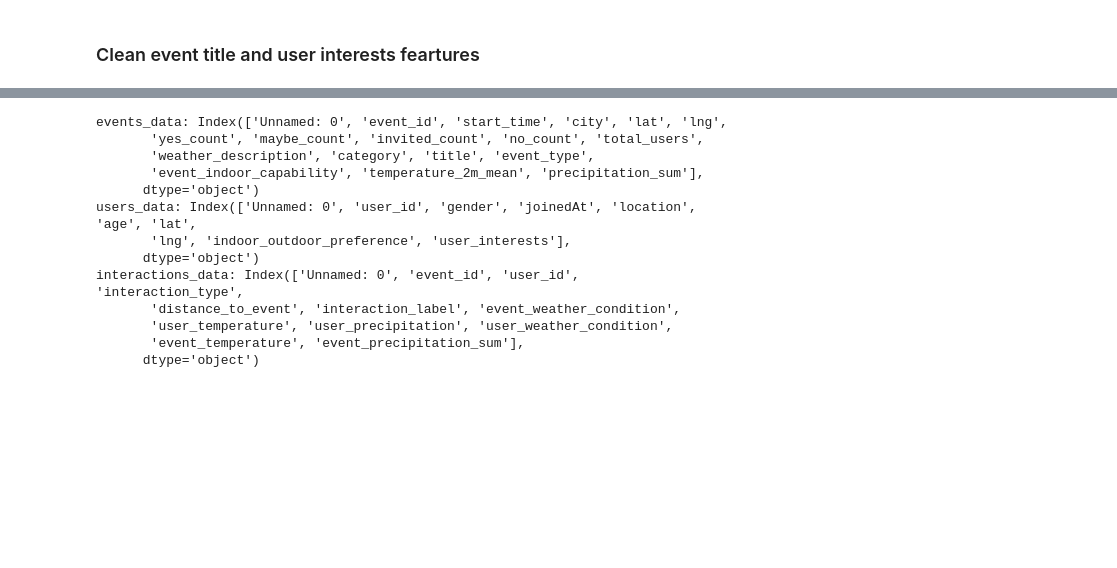
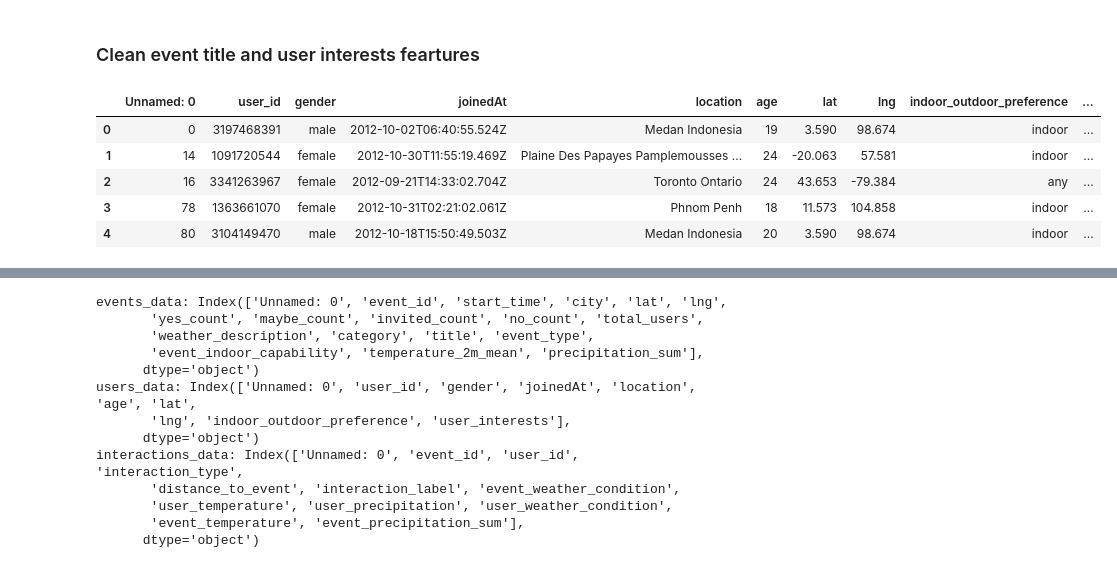
Before and after one commit to AbigailUchennaNkama/masters_thesis_project, a Jupyter notebook: thesis/partially_synthetic/notebooks/interactions_data.ipynb, the cells around one changed output, grey strips where cells are left out. Drawn from its saved outputs; the diff is of its cells as text; code cells hidden in the pictures; blank space fills up the shorter version.

```diff
--- a/thesis/partially_synthetic/notebooks/interactions_data.ipynb
+++ b/thesis/partially_synthetic/notebooks/interactions_data.ipynb
@@ -721,3 +728,12 @@ main_events_df = pd.read_csv("/home/nkama/masters_thesis_project/thesis/partiall
 main_users_df = pd.read_csv("/home/nkama/masters_thesis_project/thesis/partially_synthetic/data/main_data/users.csv")
 main_interactions_df = pd.read_csv("/home/nkama/masters_thesis_project/thesis/partially_synthetic/data/main_data/interactions.csv")
 merged_df = pd.read_csv("/home/nkama/masters_thesis_project/thesis/partially_synthetic/data/main_data/merged_data.csv")
+# %%
+main_users_df.head()
+# %% [output]
+|  | Unnamed: 0 | user_id | gender | joinedAt | location | age | lat | lng | indoor_outdoor_preference | ... |
+| 0 | 0 | 3197468391 | male | 2012-10-02T06:40:55.524Z | Medan Indonesia | 19 | 3.590 | 98.674 | indoor | ... |
+| 1 | 14 | 1091720544 | female | 2012-10-30T11:55:19.469Z | Plaine Des Papayes Pamplemousses ... | 24 | -20.063 | 57.581 | indoor | ... |
+| 2 | 16 | 3341263967 | female | 2012-09-21T14:33:02.704Z | Toronto Ontario | 24 | 43.653 | -79.384 | any | ... |
+| 3 | 78 | 1363661070 | female | 2012-10-31T02:21:02.061Z | Phnom Penh | 18 | 11.573 | 104.858 | indoor | ... |
+| 4 | 80 | 3104149470 | male | 2012-10-18T15:50:49.503Z | Medan Indonesia | 20 | 3.590 | 98.674 | indoor | ... |
```
Also changed, not shown: parts of 3 cells of this notebook, 21 other files.
